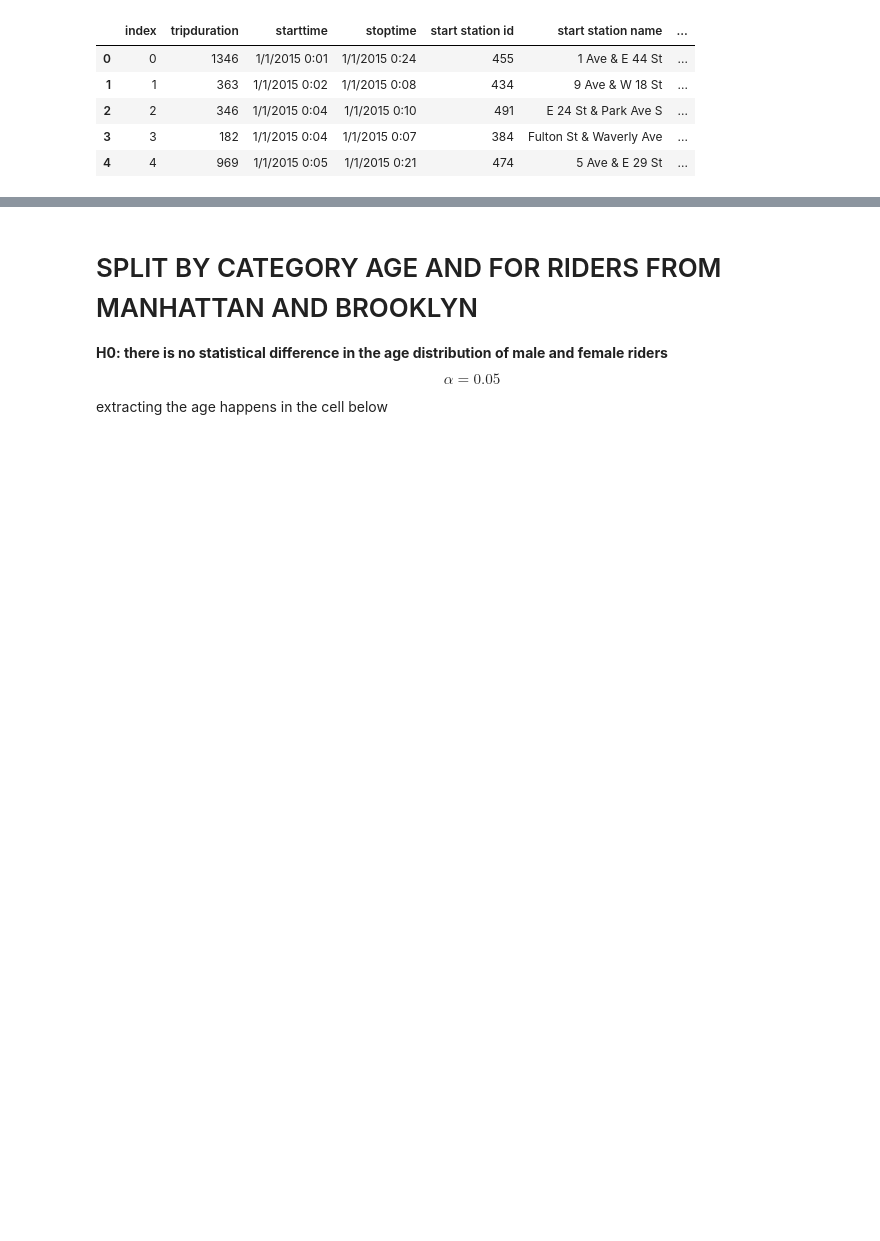
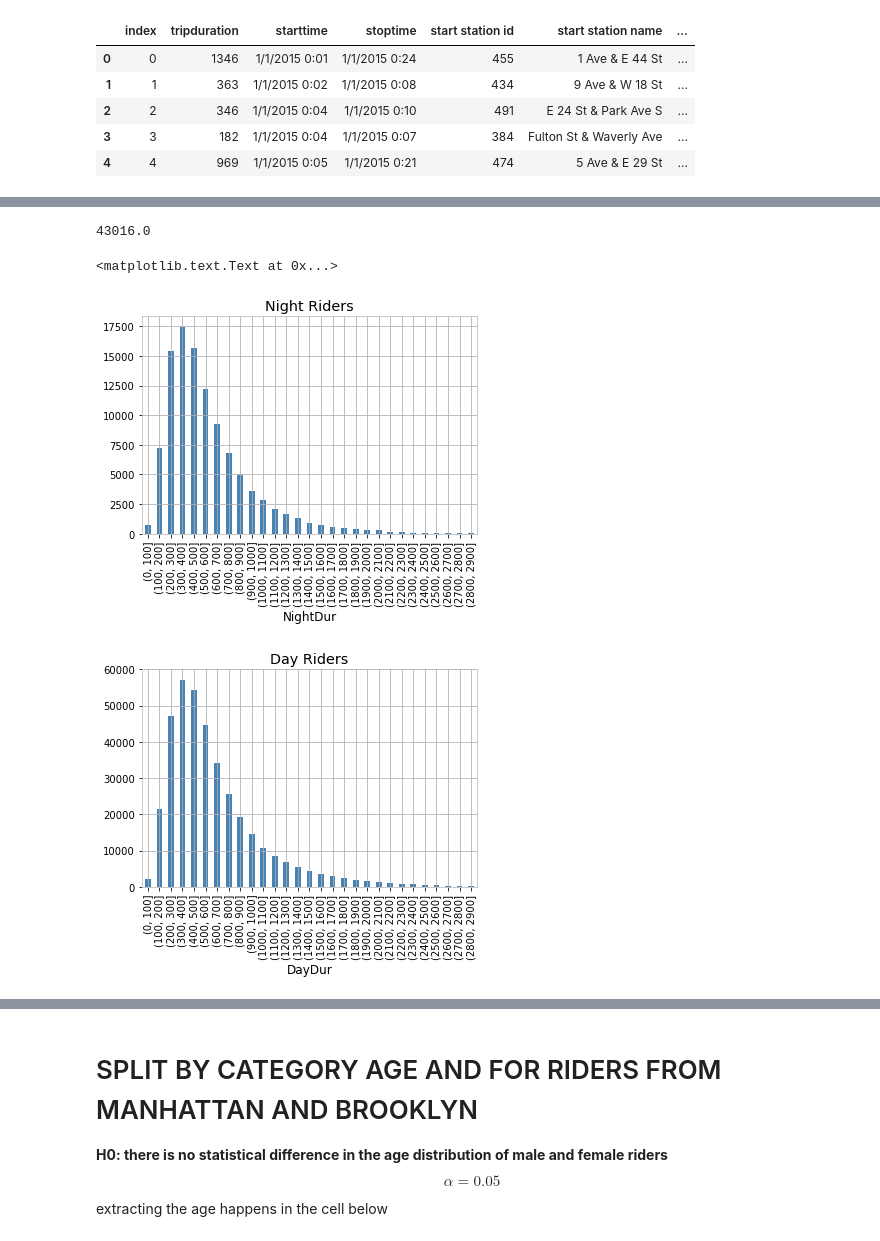
Before and after one commit to andrewnell/PUI2017_adn323, a Jupyter notebook: HW4_adn323/Ass4_adn323.ipynb, the cells around one changed output, grey strips where cells are left out. Saved outputs shown, nothing was run; the diff lists cells and outputs as text; code cells hidden in the pictures; blank space fills up the shorter version.

```diff
--- a/HW4_adn323/Ass4_adn323.ipynb
+++ b/HW4_adn323/Ass4_adn323.ipynb
@@ -150,0 +145,16 @@ axM = df.ageM.groupby(pd.cut(df.ageM, bins)).agg([count_nonzero]).plot(kind='bar
+# %%
+CitiBikedf['NightDur'].max(axis=0)
+# %% [output]
+43016.0
+# %%
+
+bins = np.arange(0,3000,3000/30)
+axNightDur = CitiBikedf.NightDur.groupby(pd.cut(CitiBikedf.NightDur, bins)).agg([count_nonzero]).plot(kind='bar', legend=False)
+axNightDur.set_title("Night Riders")
+
+axDayDur = CitiBikedf.DayDur.groupby(pd.cut(CitiBikedf.DayDur, bins)).agg([count_nonzero]).plot(kind='bar', legend=False)
+axDayDur.set_title("Day Riders")
+# %% [output]
+<matplotlib.text.Text at 0x...>
+[figure, added]
+[figure, added]
```
Also changed, not shown: parts of 11 cells of this notebook.
